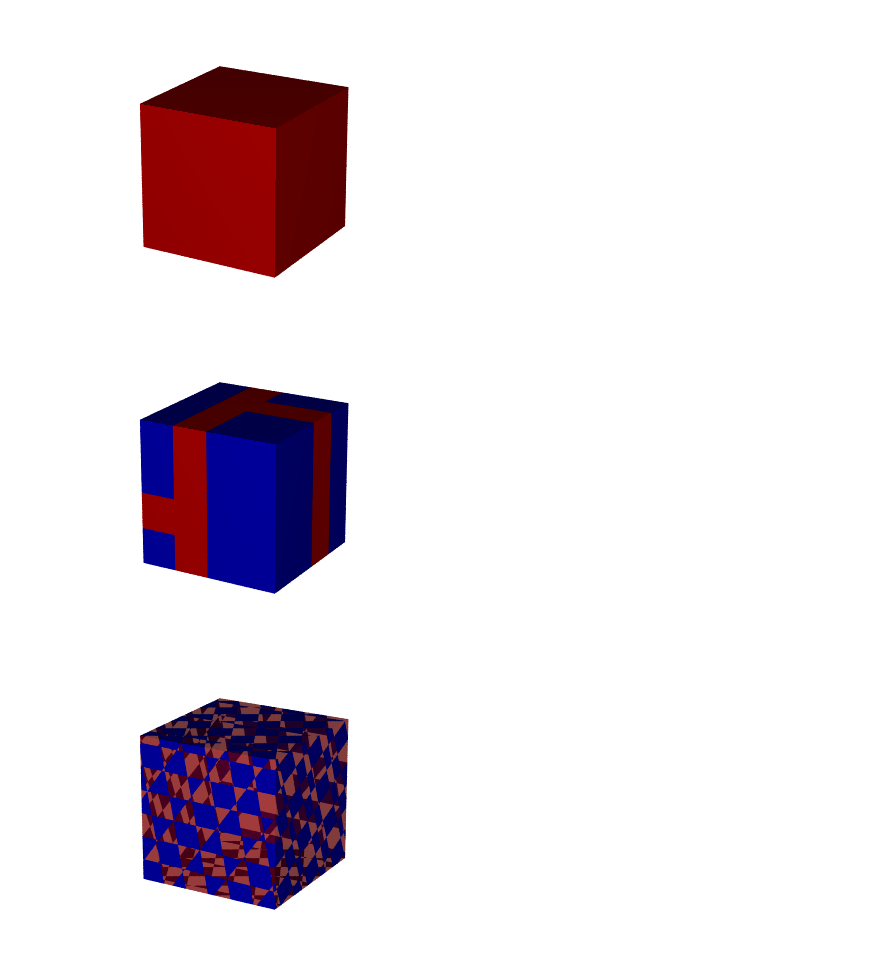
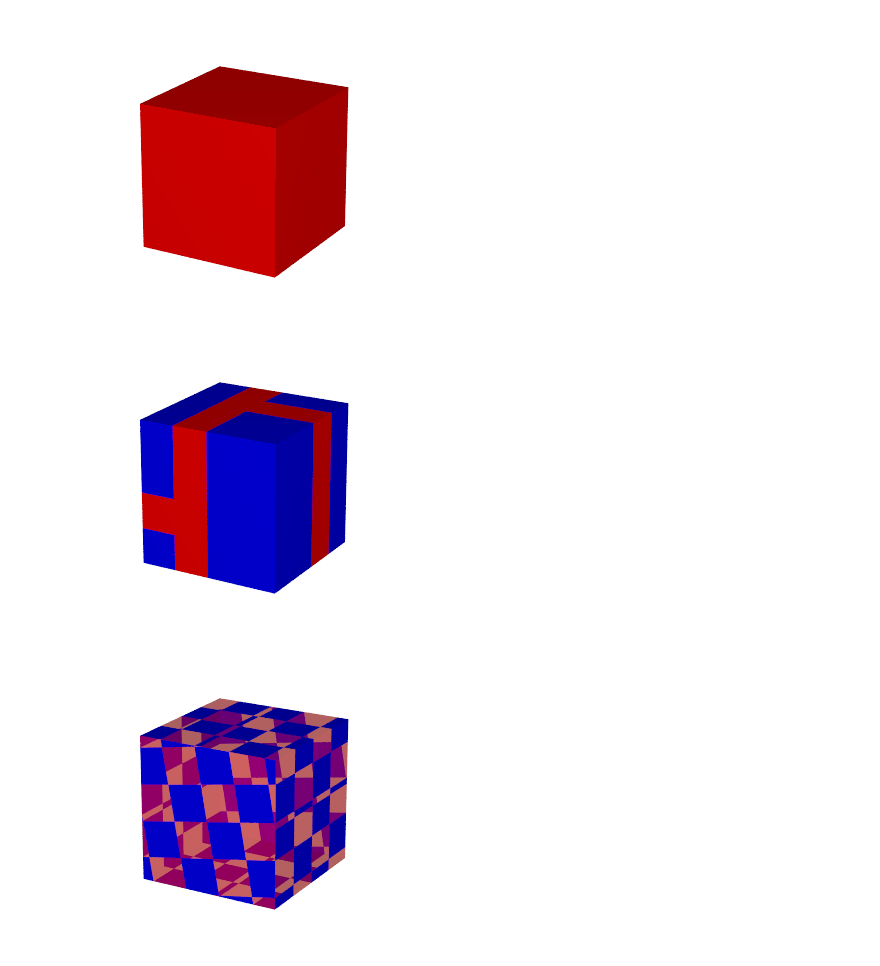
Before and after one commit to daizutabi/fdray, a Jupyter notebook: notebooks/pigment.ipynb, the cells around one changed output. Cells and saved outputs as stored; diff of their text form; code cells hidden in the pictures.

```diff
--- a/notebooks/pigment.ipynb
+++ b/notebooks/pigment.ipynb
@@ -17,12 +19,13 @@ from fdray import (
 # %%
 def scene(*attrs) -> Scene:
     camera = Camera(30, 20, view_scale=2)
+    box = Declare(Box((-1, -1, -1), (1, 1, 1)))
     return Scene(
         Include("colors.inc"),
         camera,
         LightSource(camera.location, "white"),
         Background("white", alpha=0.1),
-        Box((-1, -1, -1), (1, 1, 1), *attrs),
+        Object(box, *attrs),
     )
 
 
@@ -43,16 +36,16 @@ box { <-1, -1, -1>, <1, 1, 1> pigment { rgb <1, 0, 0> } }
 # %%
 render(Color("red"))
 # %% [output]
-[figure, old version]
+[figure, new version]
 # %%
 render(Pigment("brick", "Red", "Blue"))
 # %% [output]
-[figure, old version]
+[figure, new version]
 # %%
-p = Pigment("checker", Color("red", 0.5), Color("blue")).rotate(10, 20, 30).scale(0.3)
+p = Pigment("checker", Color("red", 0.5), Color("blue")).rotate(10, 0, 0).scale(0.5)
 render(p)
 # %% [output]
-[figure, old version]
+[figure, new version]
 # %%
 p = Pigment("gradient x", ColorMap((0, "red"), (0.5, "blue"), (1, "red")))
 render(p)
```
Also changed, not shown: parts of 5 cells of this notebook, 4 other files.
